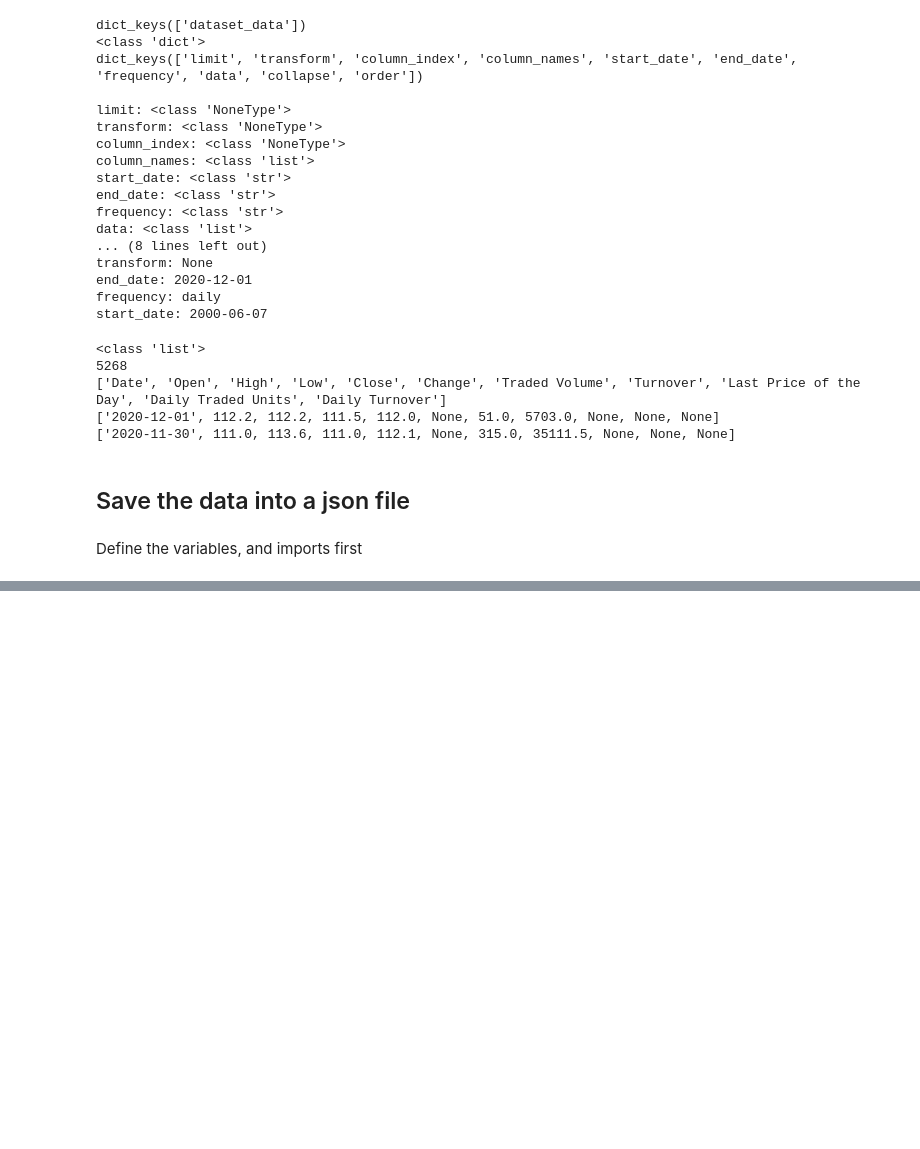
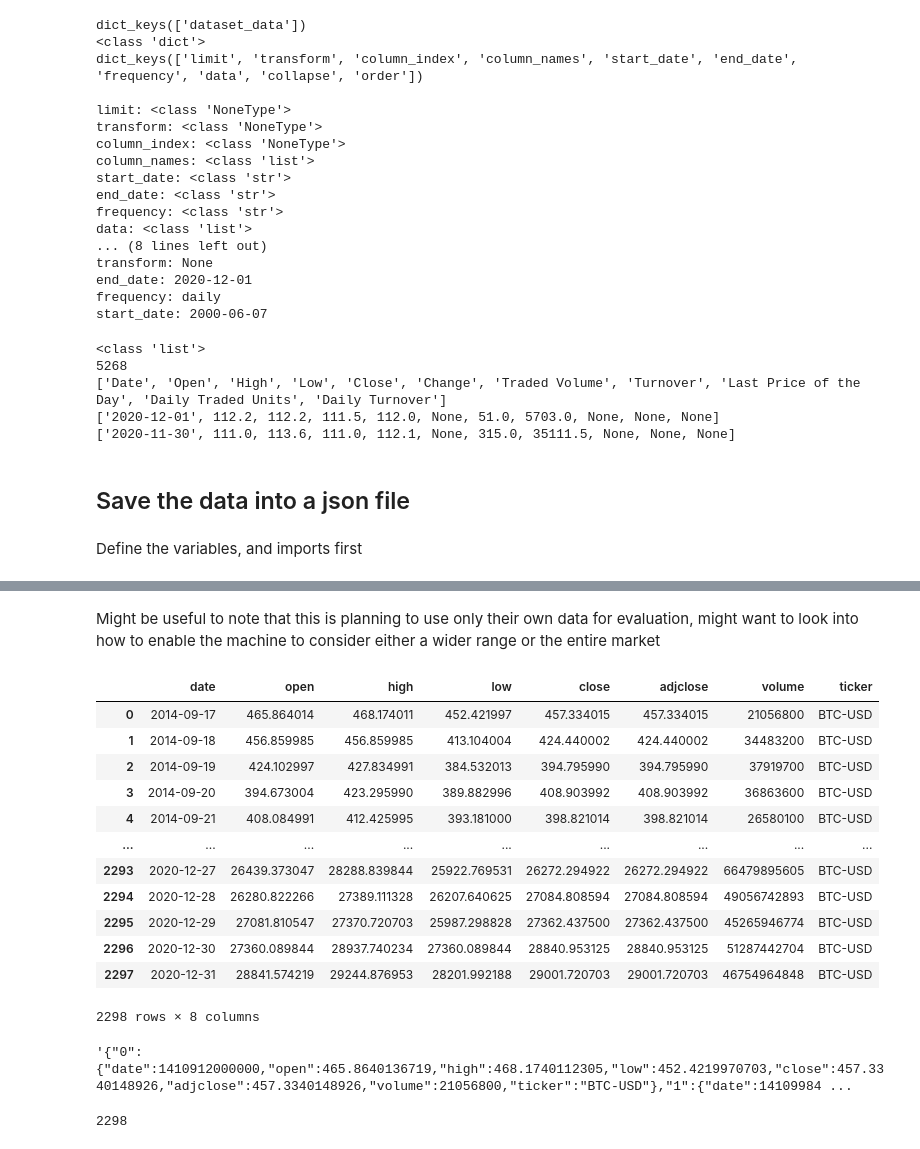
Before and after one commit to rubenren/DataSets, a Jupyter notebook: Collection.ipynb, the cells around one changed output, grey strips where cells are left out. Cells and saved outputs as stored; diff of their text form; code cells hidden in the pictures; blank space fills up the shorter version.

Commit message:
collected a decent amount of data so that Ican look at it for now

```diff
--- a/Collection.ipynb
+++ b/Collection.ipynb
@@ -84,0 +123,44 @@ with open(file_name, 'w') as outfile:
+# %% [markdown]
+Might be useful to note that this is planning to use only their own data for evaluation, might want to look into how to enable the machine to consider either a wider range or the entire market
+# %%
+# List of tickers I want to track and predict
+ticker_list = ["amzn", "aapl", "btc-usd", "spy"]
+
+# Variables for time interval settings
+start_date = "1/1/2000"
+end_date = "12/31/2020"
+interval = "1d"
+
+# Dictionary to store the data in
+historical_data = {}
+
+file_name = 'data/AMZN_AAPL_BTCUSD_SPY.json'
+# %%
+# now we iterate through all the tickers and grab the data
+for ticker in ticker_list:
+    historical_data[ticker] = get_data(ticker, start_date=start_date, end_date=end_date, interval=interval, index_as_date=False)
+
+historical_data['btc-usd']
+# %% [output]
+|  | date | open | high | low | close | adjclose | volume | ticker |
+| 0 | 2014-09-17 | 465.864014 | 468.174011 | 452.421997 | 457.334015 | 457.334015 | 21056800 | BTC-USD |
+| 1 | 2014-09-18 | 456.859985 | 456.859985 | 413.104004 | 424.440002 | 424.440002 | 34483200 | BTC-USD |
+| 2 | 2014-09-19 | 424.102997 | 427.834991 | 384.532013 | 394.795990 | 394.795990 | 37919700 | BTC-USD |
+| 3 | 2014-09-20 | 394.673004 | 423.295990 | 389.882996 | 408.903992 | 408.903992 | 36863600 | BTC-USD |
+| 4 | 2014-09-21 | 408.084991 | 412.425995 | 393.181000 | 398.821014 | 398.821014 | 26580100 | BTC-USD |
+| ... | ... | ... | ... | ... | ... | ... | ... | ... |
+| 2293 | 2020-12-27 | 26439.373047 | 28288.839844 | 25922.769531 | 26272.294922 | 26272.294922 | 66479895605 | BTC-USD |
+| 2294 | 2020-12-28 | 26280.822266 | 27389.111328 | 26207.640625 | 27084.808594 | 27084.808594 | 49056742893 | BTC-USD |
+| 2295 | 2020-12-29 | 27081.810547 | 27370.720703 | 25987.298828 | 27362.437500 | 27362.437500 | 45265946774 | BTC-USD |
+| 2296 | 2020-12-30 | 27360.089844 | 28937.740234 | 27360.089844 | 28840.953125 | 28840.953125 | 51287442704 | BTC-USD |
+| 2297 | 2020-12-31 | 28841.574219 | 29244.876953 | 28201.992188 | 29001.720703 | 29001.720703 | 46754964848 | BTC-USD |
+2298 rows × 8 columns
+# %%
+historical_data['btc-usd'].to_json(orient='index')[:200]
+# %% [output]
+'{"0":{"date":1410912000000,"open":465.8640136719,"high":468.1740112305,"low":452.4219970703,"close":457.3340148926,"adjclose":457.3340148926,"volume":21056800,"ticker":"BTC-USD"},"1":{"date":14109984 ...
+# %%
+test_dict = json.loads(historical_data['btc-usd'].to_json(orient='index'))
+len(test_dict)
+# %% [output]
+2298
```
Also changed, not shown: parts of 17 cells of this notebook.
